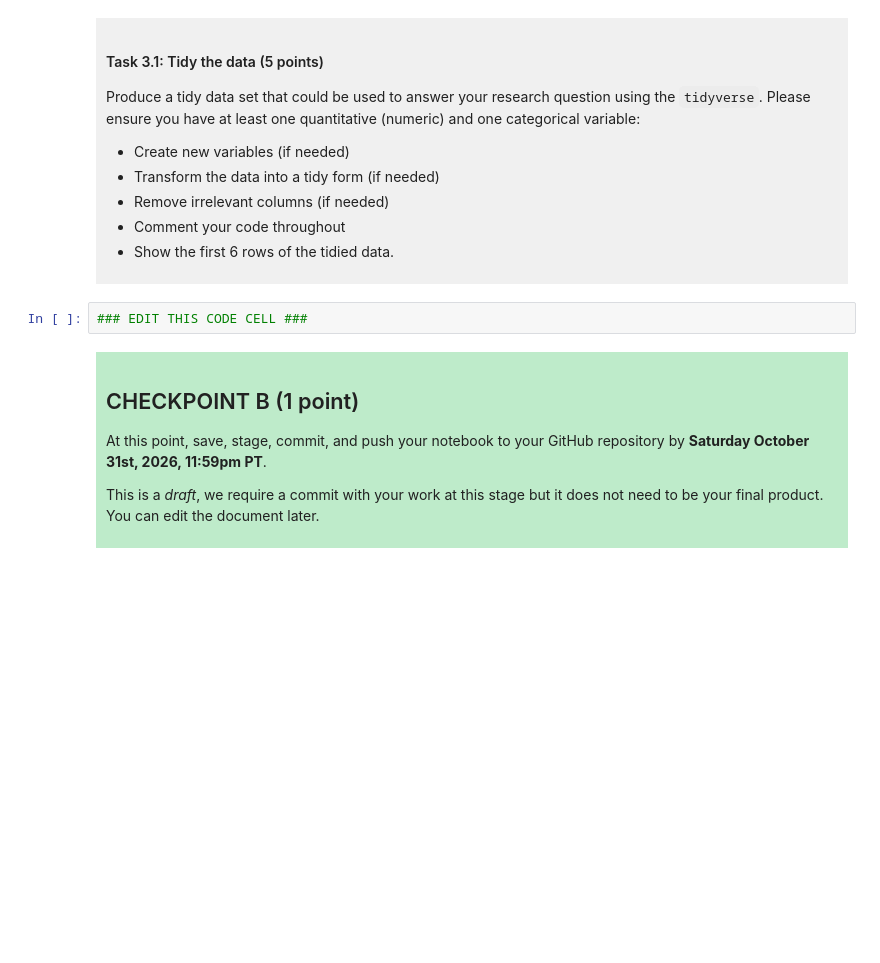
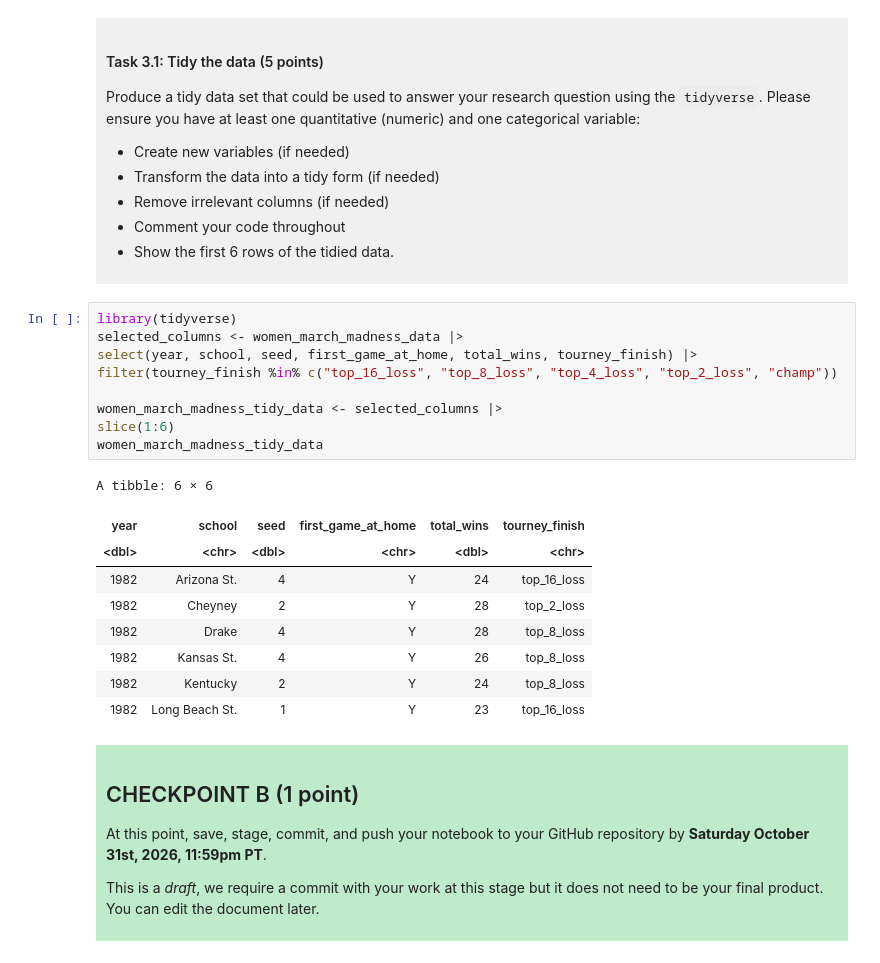
Before and after one commit to m4yad4niel/dsci-100-project-maya-daniel, a Jupyter notebook: dsci-100-project-notebook.ipynb, the cells around one changed output. Cells and saved outputs as stored; diff of their text form; blank space fills up the shorter version.

```diff
--- a/dsci-100-project-notebook.ipynb
+++ b/dsci-100-project-notebook.ipynb
@@ -189,7 +219,24 @@ Produce a tidy data set that could be used to answer your research question usin
 
 </div>
 # %%
-### EDIT THIS CODE CELL ###
+library(tidyverse)
+selected_columns <- women_march_madness_data |>
+select(year, school, seed, first_game_at_home, total_wins, tourney_finish) |>
+filter(tourney_finish %in% c("top_16_loss", "top_8_loss", "top_4_loss", "top_2_loss", "champ"))
+
+women_march_madness_tidy_data <- selected_columns |>
+slice(1:6)
+women_march_madness_tidy_data
+# %% [output]
+A tibble: 6 × 6
+| year | school | seed | first_game_at_home | total_wins | tourney_finish |
+| <dbl> | <chr> | <dbl> | <chr> | <dbl> | <chr> |
+| 1982 | Arizona St. | 4 | Y | 24 | top_16_loss |
+| 1982 | Cheyney | 2 | Y | 28 | top_2_loss |
+| 1982 | Drake | 4 | Y | 28 | top_8_loss |
+| 1982 | Kansas St. | 4 | Y | 26 | top_8_loss |
+| 1982 | Kentucky | 2 | Y | 24 | top_8_loss |
+| 1982 | Long Beach St. | 1 | Y | 23 | top_16_loss |
 # %% [markdown]
 <div style="background-color: #beebca; padding: 10px;">
 
```
Also changed, not shown: parts of 3 cells of this notebook.
